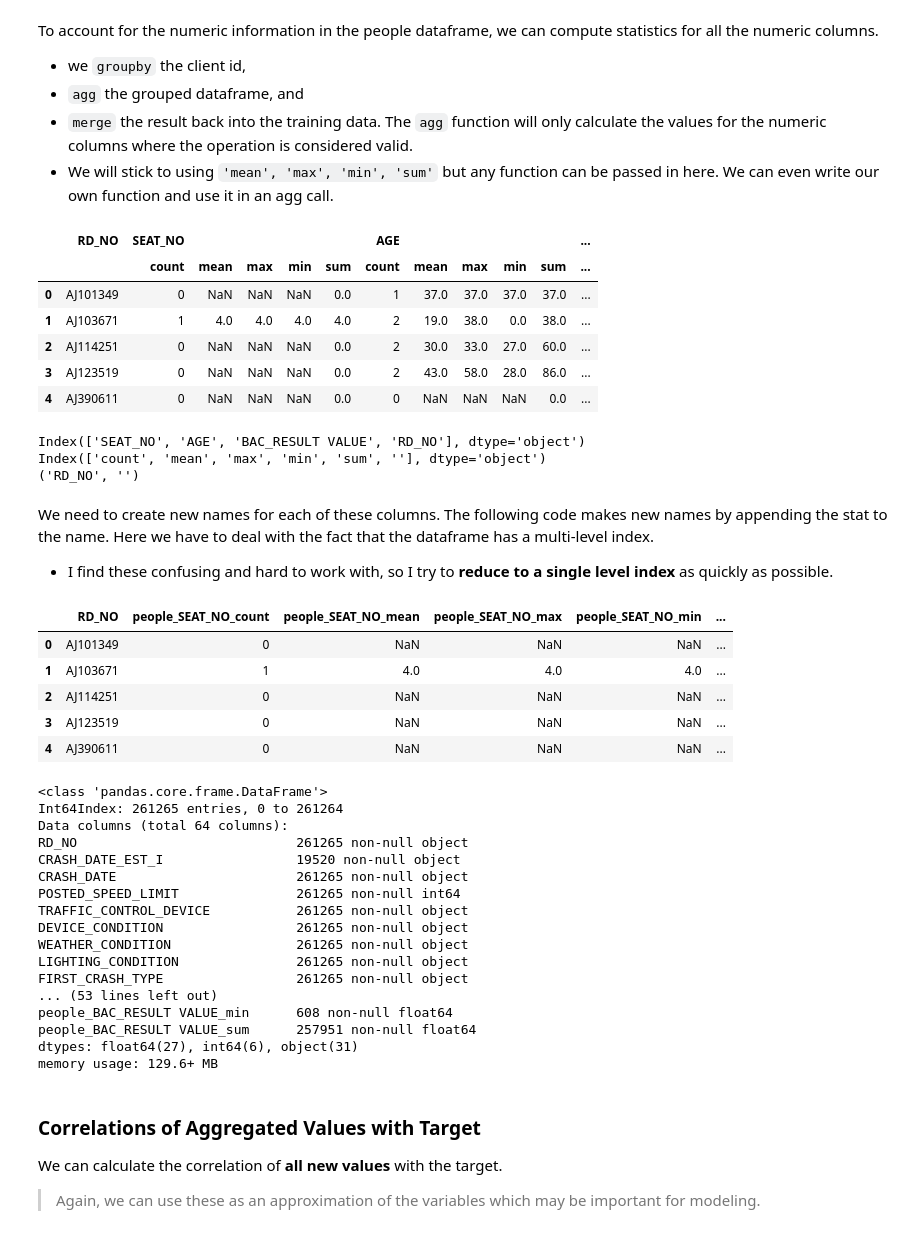
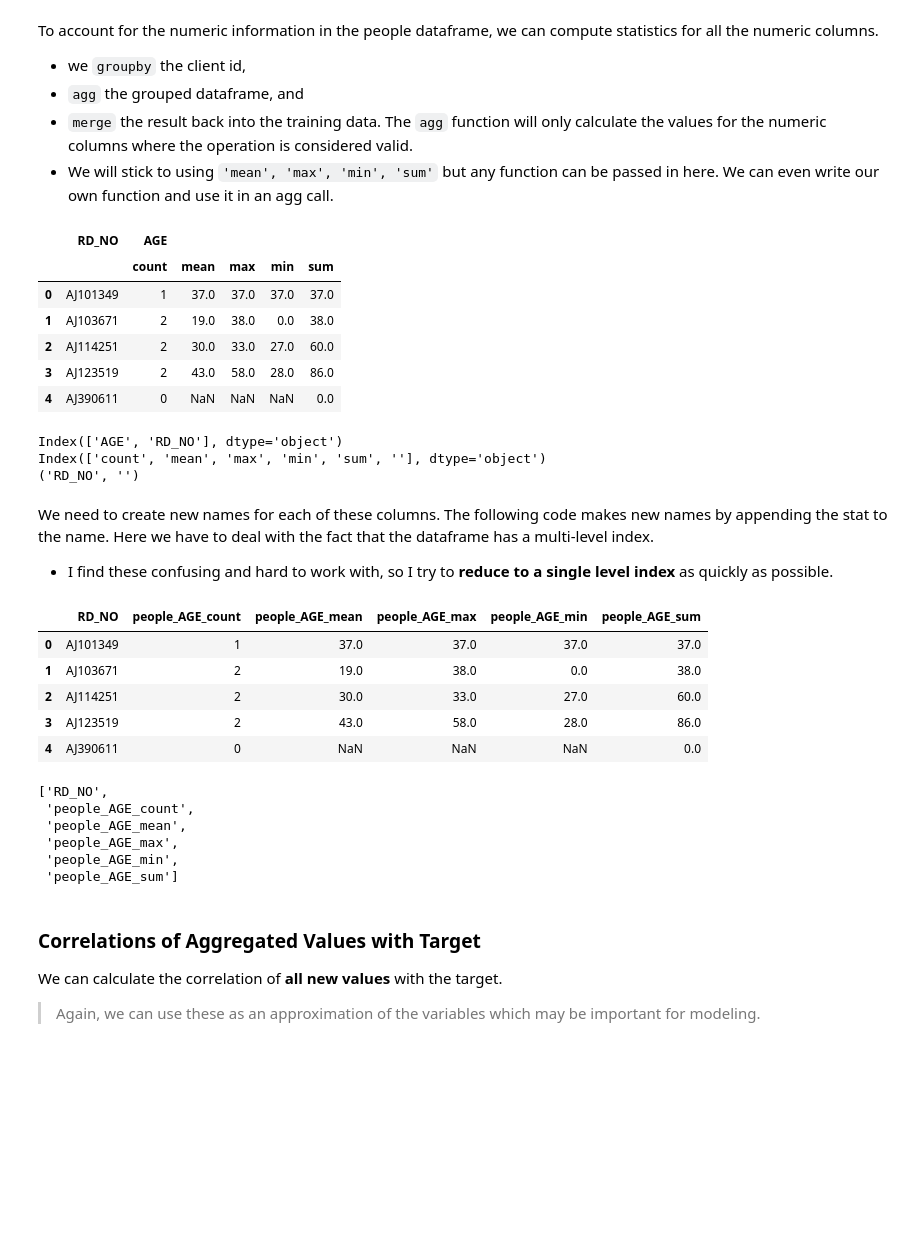
Before and after one commit to galmaigy/chicago-kaggle, a Jupyter notebook: Feature Engineering.ipynb, the cells around one changed output. Saved outputs shown, nothing was run; the diff lists cells and outputs as text; code cells hidden in the pictures; blank space fills up the shorter version.

````diff
--- a/Feature Engineering.ipynb
+++ b/Feature Engineering.ipynb
@@ -34,6 +34,6 @@ There are 3 files. We will try to get most features possible getting merge table
 This might seem like a lot, which is why we'll eventually write a function to do this process for us. Let's take a look at implementing this by hand first.
 # %%
 # Read in people
-people = pd.read_csv('../input/trafficcrasheschicago/Traffic_Crashes_-_People.csv')
-people.head()
+people = pd.read_csv('../input/Traffic_Crashes_-_People.csv')
+people.info()
 # %% [output]
@@ -166,24 +185,25 @@ To account for the numeric information in the people dataframe, we can compute s
 - ```merge``` the result back into the training data. The ```agg``` function will only calculate the values for the numeric columns where the operation is considered valid.
 - We will stick to using ```'mean', 'max', 'min', 'sum'``` but any function can be passed in here. We can even write our own function and use it in an agg call.
 # %%
-# Group by the report number, calculate aggregation statistics
-people_agg = people.drop(columns = ['PERSON_ID','VEHICLE_ID']).groupby('RD_NO', as_index = False).agg(['count', 'mean', 'max', 'min', 'sum']).reset_index()
+# Group by the report number variable, AGE, BAC_RESULT VALUE calculate aggregation statistics
+people_age = people.loc[:,['RD_NO','AGE']]
+people_agg = people_age.groupby('RD_NO', as_index = False).agg(['count', 'mean', 'max', 'min', 'sum']).reset_index()
 people_agg.head()
 # %% [output]
-|  | RD_NO | SEAT_NO |  |  |  |  | AGE |  |  |  |  | ... |
-|  |  | count | mean | max | min | sum | count | mean | max | min | sum | ... |
-| 0 | AJ101349 | 0 | NaN | NaN | NaN | 0.0 | 1 | 37.0 | 37.0 | 37.0 | 37.0 | ... |
-| 1 | AJ103671 | 1 | 4.0 | 4.0 | 4.0 | 4.0 | 2 | 19.0 | 38.0 | 0.0 | 38.0 | ... |
-| 2 | AJ114251 | 0 | NaN | NaN | NaN | 0.0 | 2 | 30.0 | 33.0 | 27.0 | 60.0 | ... |
-| 3 | AJ123519 | 0 | NaN | NaN | NaN | 0.0 | 2 | 43.0 | 58.0 | 28.0 | 86.0 | ... |
-| 4 | AJ390611 | 0 | NaN | NaN | NaN | 0.0 | 0 | NaN | NaN | NaN | 0.0 | ... |
+|  | RD_NO | AGE |  |  |  |  |
+|  |  | count | mean | max | min | sum |
+| 0 | AJ101349 | 1 | 37.0 | 37.0 | 37.0 | 37.0 |
+| 1 | AJ103671 | 2 | 19.0 | 38.0 | 0.0 | 38.0 |
+| 2 | AJ114251 | 2 | 30.0 | 33.0 | 27.0 | 60.0 |
+| 3 | AJ123519 | 2 | 43.0 | 58.0 | 28.0 | 86.0 |
+| 4 | AJ390611 | 0 | NaN | NaN | NaN | 0.0 |
 # %%
 # check the levels
 print(people_agg.columns.levels[0])
 print(people_agg.columns.levels[1])
 print(people_agg.columns[0])
 # %% [output]
-Index(['SEAT_NO', 'AGE', 'BAC_RESULT VALUE', 'RD_NO'], dtype='object')
+Index(['AGE', 'RD_NO'], dtype='object')
 Index(['count', 'mean', 'max', 'min', 'sum', ''], dtype='object')
 ('RD_NO', '')
 # %% [markdown]
@@ -207,34 +227,24 @@ for var in people_agg.columns.levels[0]:
 people_agg.columns = columns # we alreay saved column names above.
 people_agg.head()
 # %% [output]
-|  | RD_NO | people_SEAT_NO_count | people_SEAT_NO_mean | people_SEAT_NO_max | people_SEAT_NO_min | ... |
-| 0 | AJ101349 | 0 | NaN | NaN | NaN | ... |
-| 1 | AJ103671 | 1 | 4.0 | 4.0 | 4.0 | ... |
-| 2 | AJ114251 | 0 | NaN | NaN | NaN | ... |
-| 3 | AJ123519 | 0 | NaN | NaN | NaN | ... |
-| 4 | AJ390611 | 0 | NaN | NaN | NaN | ... |
+|  | RD_NO | people_AGE_count | people_AGE_mean | people_AGE_max | people_AGE_min | people_AGE_sum |
+| 0 | AJ101349 | 1 | 37.0 | 37.0 | 37.0 | 37.0 |
+| 1 | AJ103671 | 2 | 19.0 | 38.0 | 0.0 | 38.0 |
+| 2 | AJ114251 | 2 | 30.0 | 33.0 | 27.0 | 60.0 |
+| 3 | AJ123519 | 2 | 43.0 | 58.0 | 28.0 | 86.0 |
+| 4 | AJ390611 | 0 | NaN | NaN | NaN | 0.0 |
+# %%
+columns
+# %% [output]
+['RD_NO',
+ 'people_AGE_count',
+ 'people_AGE_mean',
+ 'people_AGE_max',
+ 'people_AGE_min',
+ 'people_AGE_sum']
 # %%
 # Merge with the training data
 train = train.merge(people_agg, on = 'RD_NO', how = 'left')
-train.info()
-# %% [output]
-<class 'pandas.core.frame.DataFrame'>
-Int64Index: 261265 entries, 0 to 261264
-Data columns (total 64 columns):
-RD_NO                            261265 non-null object
-CRASH_DATE_EST_I                 19520 non-null object
-CRASH_DATE                       261265 non-null object
-POSTED_SPEED_LIMIT               261265 non-null int64
-TRAFFIC_CONTROL_DEVICE           261265 non-null object
-DEVICE_CONDITION                 261265 non-null object
-WEATHER_CONDITION                261265 non-null object
-LIGHTING_CONDITION               261265 non-null object
-FIRST_CRASH_TYPE                 261265 non-null object
-... (53 lines left out)
-people_BAC_RESULT VALUE_min      608 non-null float64
-people_BAC_RESULT VALUE_sum      257951 non-null float64
-dtypes: float64(27), int64(6), object(31)
-memory usage: 129.6+ MB
 # %% [markdown]
 ### Correlations of Aggregated Values with Target
 We can calculate the correlation of **all new values** with the target.
````
Also changed, not shown: parts of 59 cells of this notebook, 1 other file.
